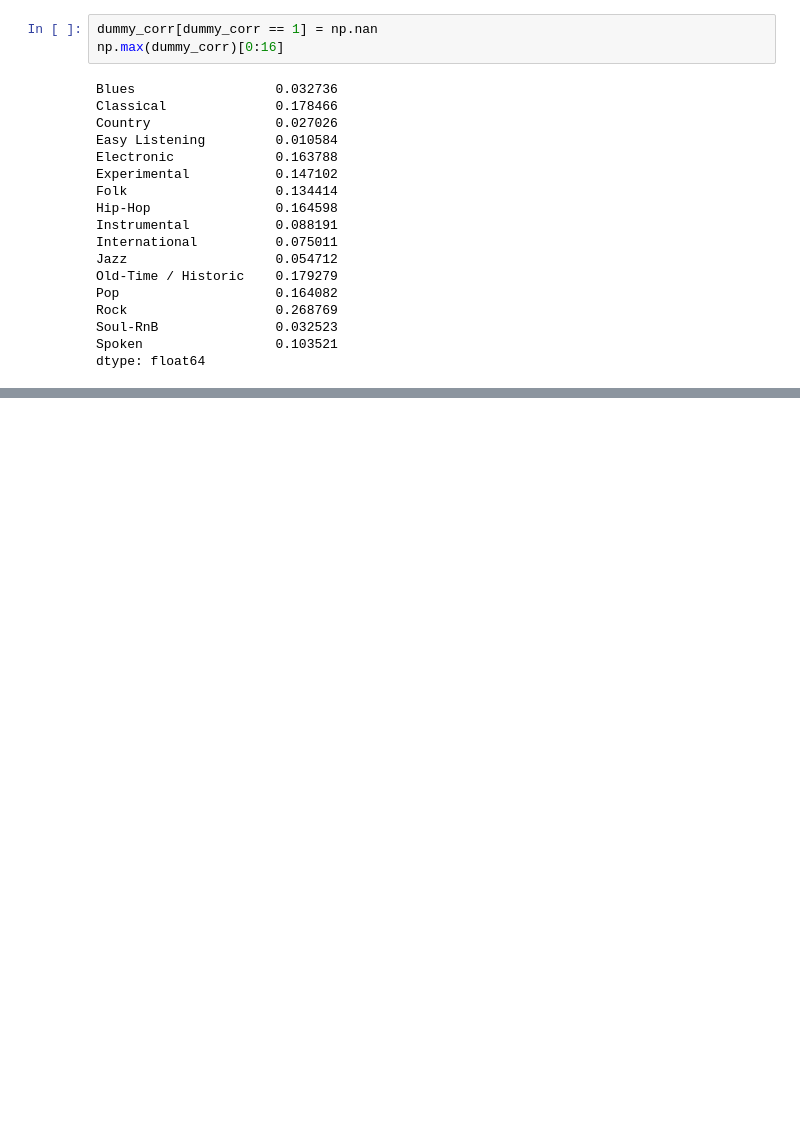
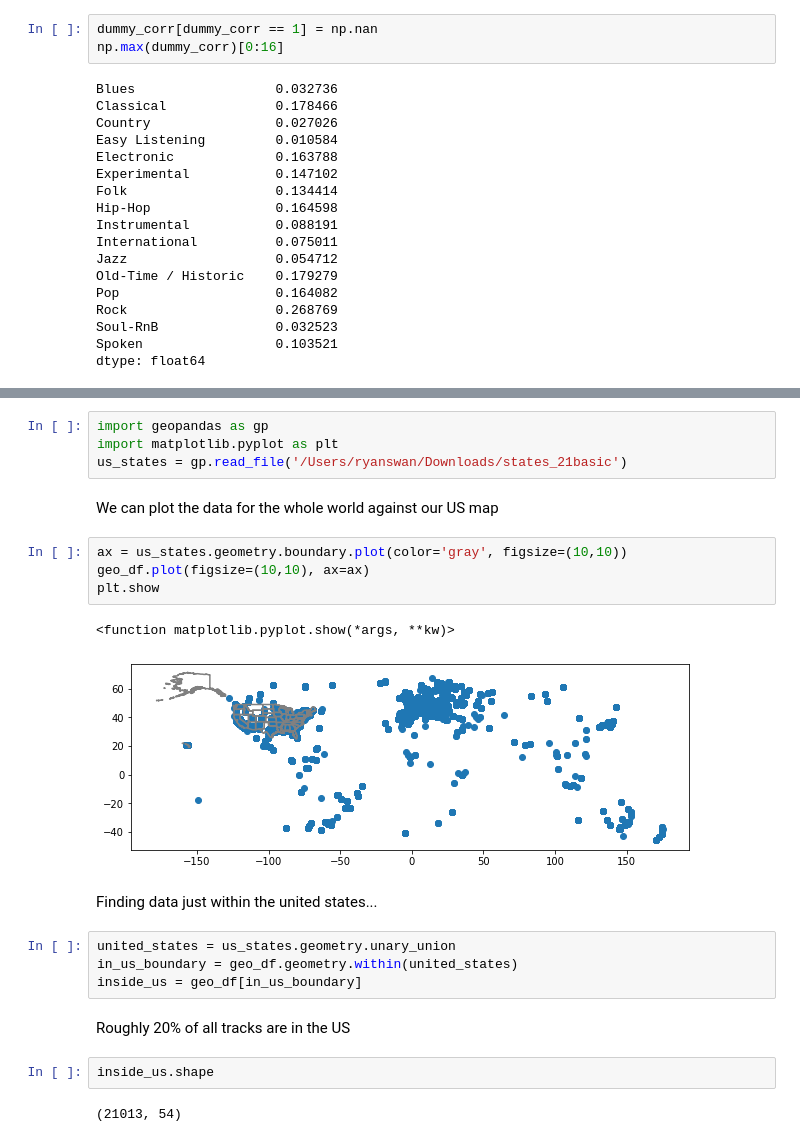
Before and after one commit to ryanmswan/springboard, a Jupyter notebook: capstone_eda/capstone_1_fma_analysis.ipynb, the cells around one changed output, grey strips where cells are left out. Cells and saved outputs as stored; diff of their text form; blank space fills up the shorter version.

```diff
--- a/capstone_eda/capstone_1_fma_analysis.ipynb
+++ b/capstone_eda/capstone_1_fma_analysis.ipynb
@@ -643,0 +661,25 @@ dtype: float64
+# %%
+import geopandas as gp
+import matplotlib.pyplot as plt
+us_states = gp.read_file('/Users/ryanswan/Downloads/states_21basic')
+# %% [markdown]
+We can plot the data for the whole world against our US map
+# %%
+ax = us_states.geometry.boundary.plot(color='gray', figsize=(10,10))
+geo_df.plot(figsize=(10,10), ax=ax)
+plt.show
+# %% [output]
+<function matplotlib.pyplot.show(*args, **kw)>
+[figure, added]
+# %% [markdown]
+Finding data just within the united states...
+# %%
+united_states = us_states.geometry.unary_union
+in_us_boundary = geo_df.geometry.within(united_states)
+inside_us = geo_df[in_us_boundary]
+# %% [markdown]
+Roughly 20% of all tracks are in the US
+# %%
+inside_us.shape
+# %% [output]
+(21013, 54)
```
Also changed, not shown: parts of 23 cells of this notebook.
